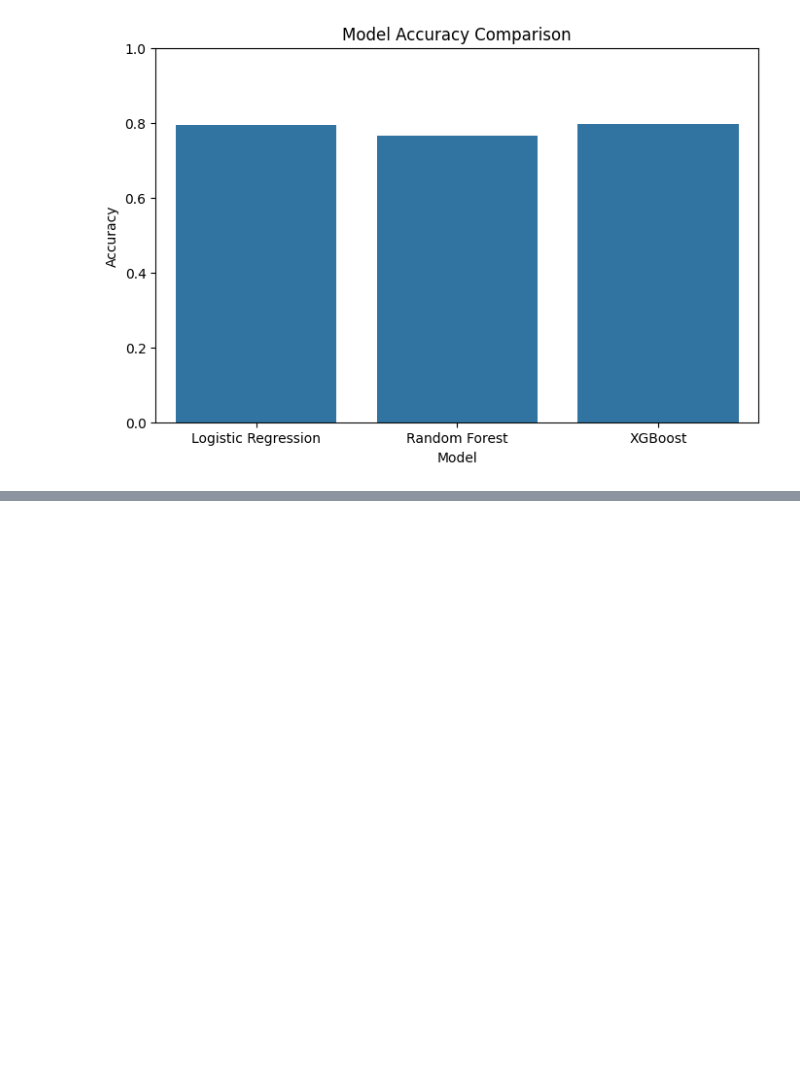
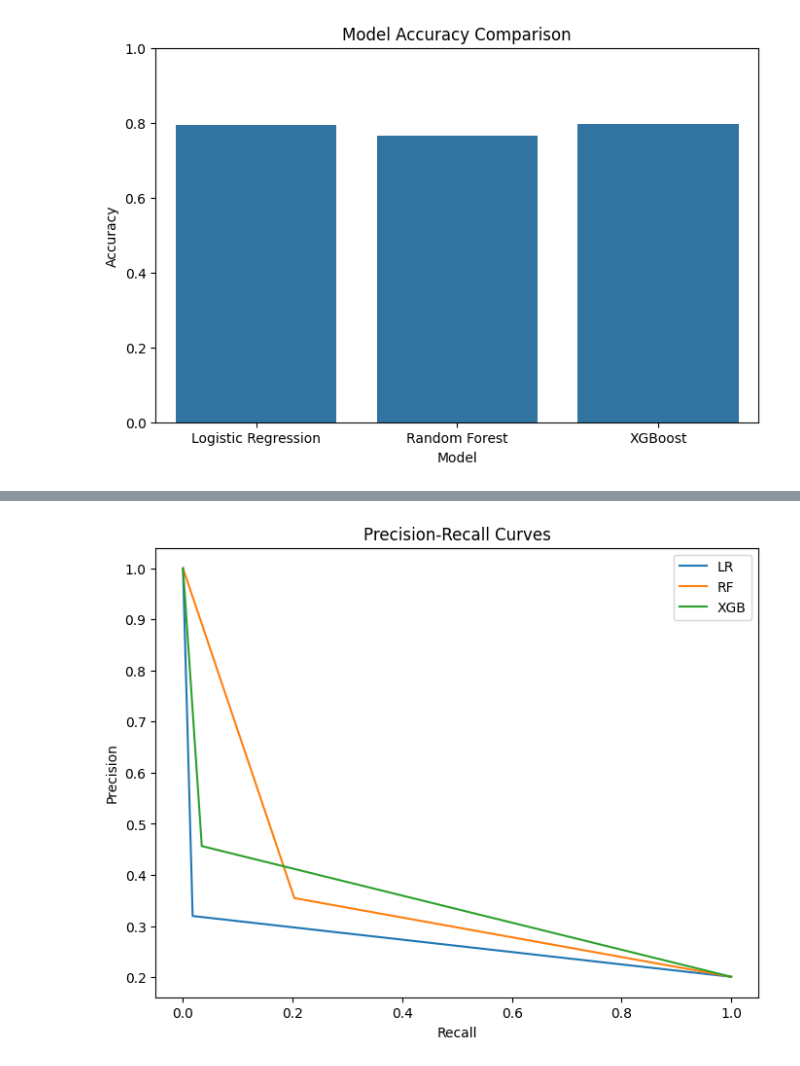
Before and after one commit to Kvnhooman/Final-Project-4-3, a Jupyter notebook: Supervised learning.ipynb, the cells around one changed output, grey strips where cells are left out. Cells and saved outputs as stored; diff of their text form; code cells hidden in the pictures; blank space fills up the shorter version.

```diff
--- a/Supervised learning.ipynb
+++ b/Supervised learning.ipynb
@@ -184,0 +210,13 @@ plt.show()
+# %%
+#Precission and Recall Curves
+plt.figure(figsize=(8,6))
+for name, proba in [('LR', y_pred_lr ), ('RF', y_pred_rf), ('XGB', y_pred_xgb)]:
+    precision, recall, _ = precision_recall_curve(y_test, proba)
+    plt.plot(recall, precision, label=name)
+plt.title('Precision-Recall Curves')
+plt.xlabel('Recall')
+plt.ylabel('Precision')
+plt.legend()
+plt.show()
+# %% [output]
+[figure, added]
```
Also changed, not shown: parts of 3 cells of this notebook.
